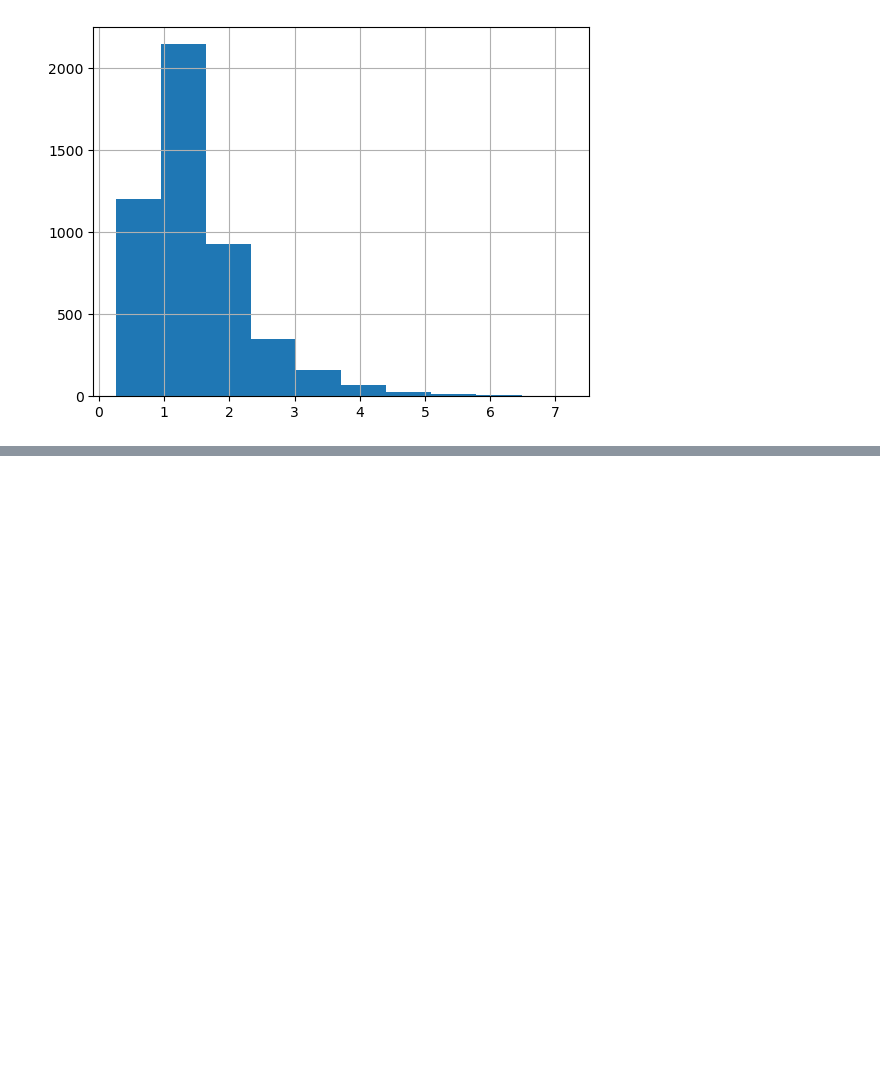
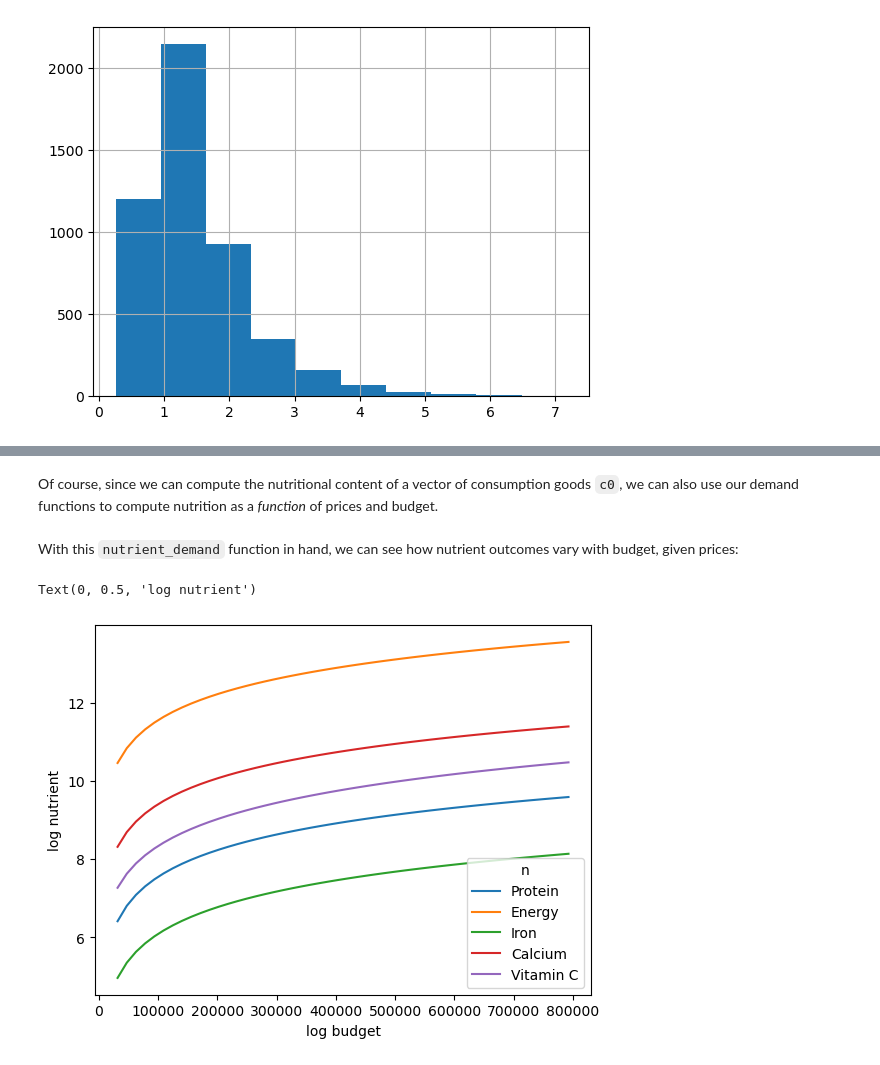
Before and after one commit to lauremariho/proj4_LutherBurbank, a Jupyter notebook: ethiopia_code.ipynb, the cells around one changed output, grey strips where cells are left out. Saved outputs shown, nothing was run; the diff lists cells and outputs as text; code cells hidden in the pictures; blank space fills up the shorter version.

```diff
--- a/ethiopia_code.ipynb
+++ b/ethiopia_code.ipynb
@@ -462,0 +540,7 @@ protein_data.hist()
+# %%
+qhat = (xhat.unstack('j')/pbar).dropna(how='all')
+
+# Drop missing columns
+qhat = qhat.loc[:,qhat.count()>0]
+
+qhat
@@ -462,0 +643,4 @@ protein_data.hist()
+# %%
+# Create a new FCT and vector of consumption that only share rows in common:
+fct0,c0 = fct.align(qhat.T,axis=0,join='inner')
+print(fct0.index)
@@ -462,0 +662,5 @@ protein_data.hist()
+# %%
+# The @ operator means matrix multiply
+N = fct0.T@c0
+
+N  #NB: Uganda quantities are for previous 7 days
@@ -462,0 +689,32 @@ protein_data.hist()
+# %% [markdown]
+Of course, since we can compute the nutritional content of a vector of
+ consumption goods `c0`, we can also use our demand functions to
+ compute nutrition as a *function* of prices and budget.
+# %%
+def nutrient_demand(x,p):
+    c = r.demands(x,p)
+    fct0,c0 = fct.align(c,axis=0,join='inner')
+    N = fct0.T@c0
+
+    N = N.loc[~N.index.duplicated()]
+
+    return N
+# %% [markdown]
+With this `nutrient_demand` function in hand, we can see how nutrient
+ outcomes vary with budget, given prices:
+# %%
+import numpy as np
+import matplotlib.pyplot as plt
+
+X = np.linspace(xref/5,xref*5,50)
+
+UseNutrients = ['Protein','Energy','Iron','Calcium','Vitamin C']
+
+df = pd.concat({myx:np.log(nutrient_demand(myx,pbar))[UseNutrients] for myx in X},axis=1).T
+ax = df.plot()
+
+ax.set_xlabel('log budget')
+ax.set_ylabel('log nutrient')
+# %% [output]
+Text(0, 0.5, 'log nutrient')
+[figure, added]
```
Also changed, not shown: parts of 41 cells of this notebook.
